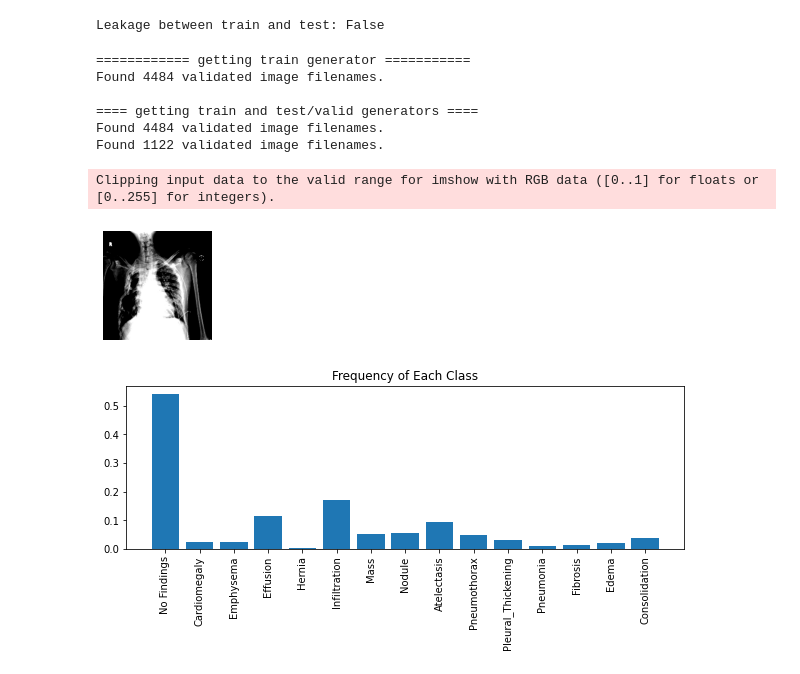
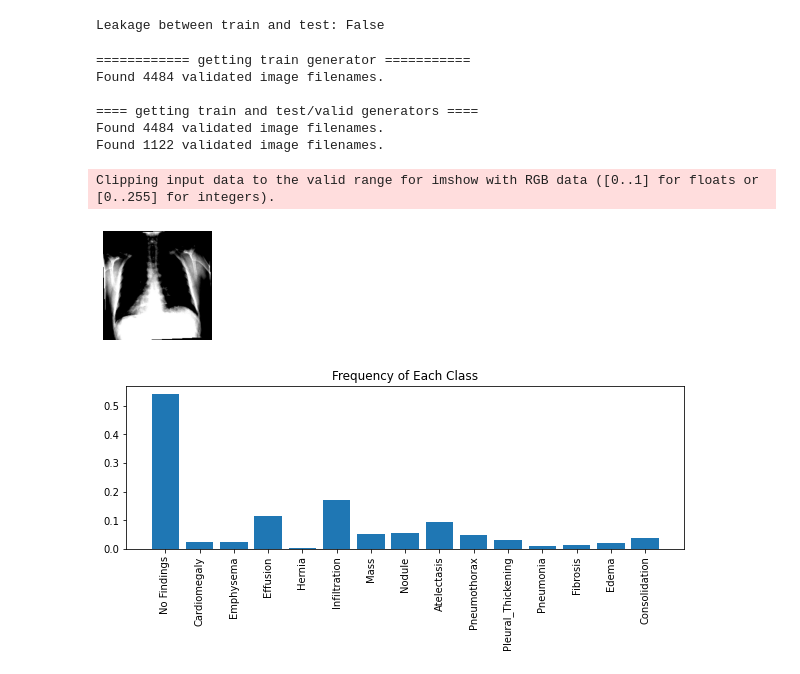
Before and after one commit to nabilbachroin/TransX-Ray, a Jupyter notebook: jeremie/Pipeline2-T3.ipynb, the cells around one changed output. Cells and saved outputs as stored; diff of their text form; code cells hidden in the pictures.

```diff
--- a/jeremie/Pipeline2-T3.ipynb
+++ b/jeremie/Pipeline2-T3.ipynb
@@ -77,7 +76,7 @@ Leakage between train and test: False
 # %%
 # Setting
 seed= 1
-batch_size= 32
+batch_size= 16
 # target_w= 320; target_h= 320; dim= (3,)
 target_w= 224; target_h= 224; dim= (3,)
 image_size_target= (target_w,target_h)
@@ -95,27 +94,43 @@ def prepare_generator(use_Aug, use_Normalize):
         return ImageDataGenerator(
             rescale= 1./255,
             horizontal_flip= True,
-            height_shift_range= 0.5,
-            width_shift_range= 0.5,
-            vertical_flip= True,
-            rotation_range= 20,
-            fill_mode= "nearest"
+            # vertical_flip= False,
+            # shear_range=0.1,
+            # zoom_range=0.1,
+            # cval=0.0,
+            # fill_mode='constant',
+            # rotation_range = 10
             )
     # == Normalize Image
     if use_Aug== False and use_Normalize== True:
         return ImageDataGenerator(
             rescale= 1./255,
-            horizontal_flip= True,
+            # horizontal_flip=True,
             samplewise_center= True,
             samplewise_std_normalization= True
             )
+
     # == Without
     if use_Aug== False and use_Normalize== False:
-        return ImageDataGenerator()
+        return ImageDataGenerator(rescale= 1./255)
+
+    if use_Aug== True and use_Normalize== True:
+        return ImageDataGenerator(
+            samplewise_center= True,
+            samplewise_std_normalization= True,
+            rescale= 1./255,
+            horizontal_flip=True,
+            vertical_flip= False,
+            shear_range=0.1,
+            zoom_range=0.1,
+            cval=0.0,
+            fill_mode='constant',
+            rotation_range = 10
+            )
 # %%
 # === Image Train Generator
 print("============ getting train generator ===========")
-image_train= prepare_generator(use_Aug=False, use_Normalize=True).flow_from_dataframe(
+image_train= prepare_generator(use_Aug=True, use_Normalize=True).flow_from_dataframe(
     dataframe= train_df,
     directory= IMAGE_DIR,
     x_col= index_col,
@@ -139,34 +154,34 @@ raw_train_generator= prepare_generator(False, False).flow_from_dataframe(
                         shuffle= True,
                         target_size= image_size_target
                     )
 batch= raw_train_generator.next()
 data_sample= batch[0]
 imagegenerator= prepare_generator(False, True)
 imagegenerator.fit(data_sample)
 image_val = imagegenerator.flow_from_dataframe(
                         dataframe= test_df,
                         directory= IMAGE_DIR,
                         x_col= index_col,
                         y_col= labels,
                         class_mode= class_mode,
                         batch_size= batch_size,
                         shuffle= False,
                         target_size= image_size_target
                     )
 
 x, y = image_train.__getitem__(0)
 plt.figure(figsize=(2,2))
 plt.axis('off')
 plt.imshow(x[0]);
 # %% [output]
 ============ getting train generator ===========
 Found 4484 validated image filenames.
 
 ==== getting train and test/valid generators ====
 Found 4484 validated image filenames.
 Found 1122 validated image filenames.
 Clipping input data to the valid range for imshow with RGB data ([0..1] for floats or [0..255] for integers).
-[figure, old version]
+[figure, new version]
 # %%
 plt.figure(figsize=(10,3))
 plt.xticks(rotation=90)
```
Also changed, not shown: parts of 14 cells of this notebook, 5 other files.
